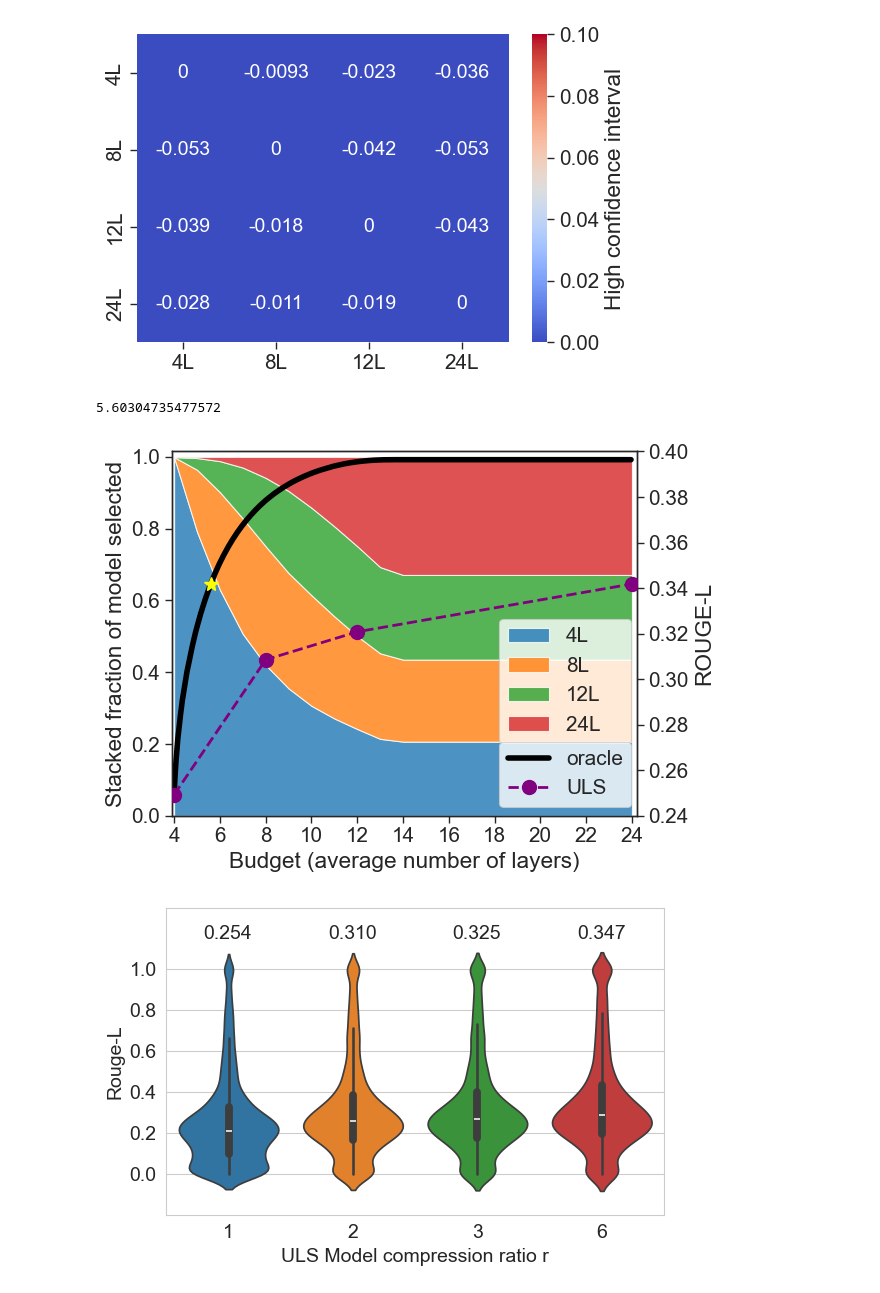
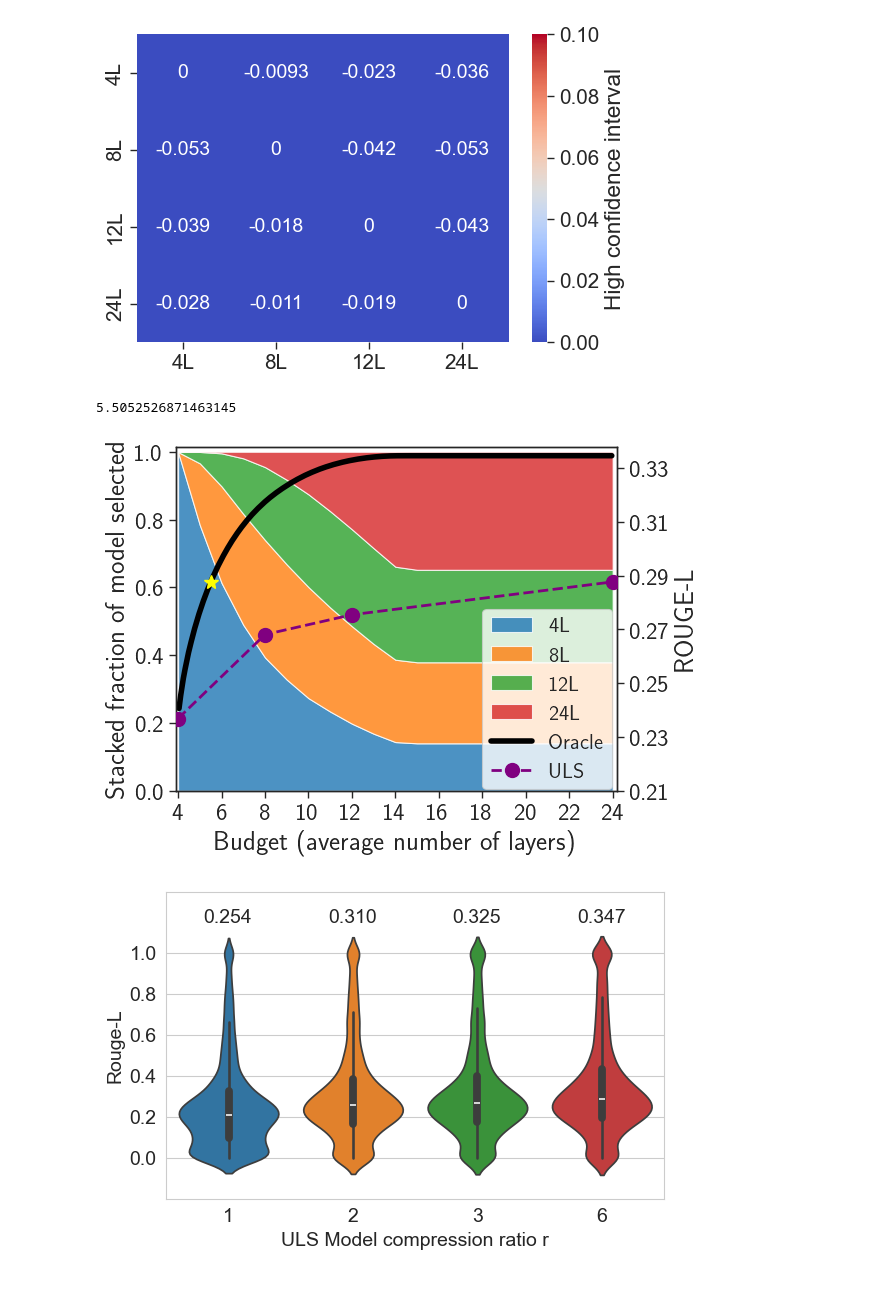
Before and after one commit to networkslab/enlsp_neurips24, a Jupyter notebook: src/analysis/EXP3.ipynb, the cells around one changed output. Drawn from its saved outputs; the diff is of its cells as text; code cells hidden in the pictures.

```diff
--- a/src/analysis/EXP3.ipynb
+++ b/src/analysis/EXP3.ipynb
@@ -10,12 +10,19 @@ from knapsack_solver import KnapsackSolver
 import seaborn as sns
 from scipy.stats import pearsonr, spearmanr, BootstrapMethod
 os.chdir(r"""C:\Users\thgla\Documents\GitHub\ADALaS""")
+plt.rcParams['text.latex.preamble'] = r'\usepackage{amsmath} \usepackage{sansmath} \sansmath'
 # %%
+# FILENAMES = {
+#         1: r"data\test_results\alpaca\ULS_4L-1.3b_alpaca_28-08_04-01-03",
+#         2: r"data\test_results\alpaca\ULS_8L-1.3b_alpaca_28-08_02-48-04",
+#         3: r"data\test_results\alpaca\ULS_12L_run2-1.3b_alpaca_31-08_19-40-56",
+#         6: r"data\test_results\alpaca\full_prop-1.3b_alpaca_27-08_18-16-38"
+# }
 FILENAMES = {
-        1: r"data\test_results\alpaca\ULS_4L-1.3b_alpaca_28-08_04-01-03",
-        2: r"data\test_results\alpaca\ULS_8L-1.3b_alpaca_28-08_02-48-04",
-        3: r"data\test_results\alpaca\ULS_12L_run2-1.3b_alpaca_31-08_19-40-56",
-        6: r"data\test_results\alpaca\full_prop-1.3b_alpaca_27-08_18-16-38"
+        1: r"data\test_results\cnndm\eval_ULS_4L_cnn_dailymail_08-09_07-49-32",
+        2: r"data\test_results\cnndm\eval_ULS_8L_cnn_dailymail_08-09_05-44-03",
+        3: r"data\test_results\cnndm\eval_ULS_12L_cnn_dailymail_08-09_03-39-42",
+        6: r"data\test_results\cnndm\eval_full_prop_cnn_dailymail_08-09_01-34-23"
 }
 
 shards = 5
@@ -115,5 +133,5 @@ print(max_capacity)
 # %%
-kp_solver = KnapsackSolver(values_sorted, weights_sorted, indices_sorted, shard_number=10, max_layer=6)
+kp_solver = KnapsackSolver(values_sorted, weights_sorted, indices_sorted, shard_number=16, max_layer=6)
 
 kp_solver.solve()
 # %%
@@ -342,14 +384,20 @@ plt.yticks(np.arange(4) + 0.5, ['4L', '8L', '12L', '24L'])
 # %%
 occurences_model_np = np.array(occurences_model)
 # %%
-sns.set_theme(context="paper", style="ticks",font_scale=1.7,palette="tab10")
+sns.set_theme(context="paper", style="ticks",font_scale=2.0,palette="tab10")
+plt.rcParams.update({
+    "text.usetex": True,
+    "font.family": "sans-serif",
+})
 plt.figure(figsize=(6.5,4.7))
-#font size
-plt.rc('font', size=14)
+
 # plot as stacked line chart,
-plt.stackplot([a*4 for a in average_layers], occurences_model_np.T, labels=['4L', '8L', '12L', '24L    '],alpha=0.8)
+plt.stackplot([a*4 for a in average_layers], occurences_model_np.T, labels=['4L', '8L', '12L', '24L'],alpha=0.8)
 #plt.plot(np.arange(8,25,1), budget_used, color='purple', linewidth=2)
-plt.legend(loc=(0.705,0.200))
+
+# get labels and handles for legend
+handles1, labels1 = plt.gca().get_legend_handles_labels()
+# plt.legend(loc=(0.705,0.200), fontsize=16)
 plt.xlabel('Budget (average number of layers)')
 plt.ylabel('Stacked fraction of model selected')
 
@@ -360,40 +408,42 @@ plt.ylabel('Stacked fraction of model selected')
 #     plt.text(14 +0.1, sum(occurences_model_np[10,:i]) + 0.48*occurences_model_np[10,i], str(round(txt,2)), color='black')
 
 # for i, txt in enumerate(occurences_model_np[4]):
 #     plt.text(11.1, sum(occurences_model_np[4,:i]) + 0.38*occurences_model_np[4,i], str(round(txt,2)), color='black')
 plt.grid(False)
 plt.ylim(0,1.015)
 #add rouge socre on secondary y axis
 plt.twinx()
 plt.ylabel('ROUGE-L')
-plt.plot(optimal_rouge_layer_use, optimal_rouges, label='oracle', color='black', linewidth=4)
+plt.plot(optimal_rouge_layer_use, optimal_rouges, label='Oracle', color='black', linewidth=4)
 
 plt.plot(ULS_layer_use, ULS_constant_rouges, label='ULS', color='purple', marker='o', linestyle='--', linewidth=2, markersize=10, zorder=10)
 
 #add horizontal dashed line at full model
 #plt.axhline(y=ULS_constant_rouges[-1], color='black', linestyle='--',xmin=0.08, linewidth=1)
 
 #intesecting point of max uls and oracle
 intersect = np.interp(ULS_constant_rouges[-1], optimal_rouges, optimal_rouge_layer_use)
 print(intersect)
 #plt.axvline(x=intersect, color='black', linestyle='--',ymax=0.63)
 plt.plot(intersect, ULS_constant_rouges[-1], marker='*', color='yellow', markersize=10)
 
 #plt.ylim(0.277, 0.360)
-plt.ylim(0.24, 0.40)
-plt.yticks(np.arange(0.24, 0.41, 0.02))
+plt.ylim(0.21, 0.338)
+plt.yticks(np.arange(0.21, 0.34, 0.02))
 
-plt.legend(loc=(0.705,0.025))
+#get labels and handles for legend
+handles2, labels2 = plt.gca().get_legend_handles_labels()
+plt.legend(handles1 + handles2, labels1 + labels2, loc=(0.695,0.004), fontsize=15)
 #hide grid
 plt.grid(False)
 plt.xlim(3.9,24.2)
 plt.xticks(np.arange(4,25,2))
 plt.tight_layout()
-plt.savefig(r"data\rouge_scores_ULS\Alpaca\oracle_stacked.pdf", bbox_inches='tight')
+plt.savefig(r"data\rouge_scores_ULS\CNNDM\oracle_stacked.pdf", bbox_inches='tight')
 plt.show()
 # %% [output]
-5.60304735477572
+5.5052526871463145
-[figure, old version]
+[figure, new version]
 # %%
 sns.set_style('whitegrid')
 #violin plots of rouge scores, colorful
```
Also changed, not shown: parts of 11 cells of this notebook, 3 other files.
